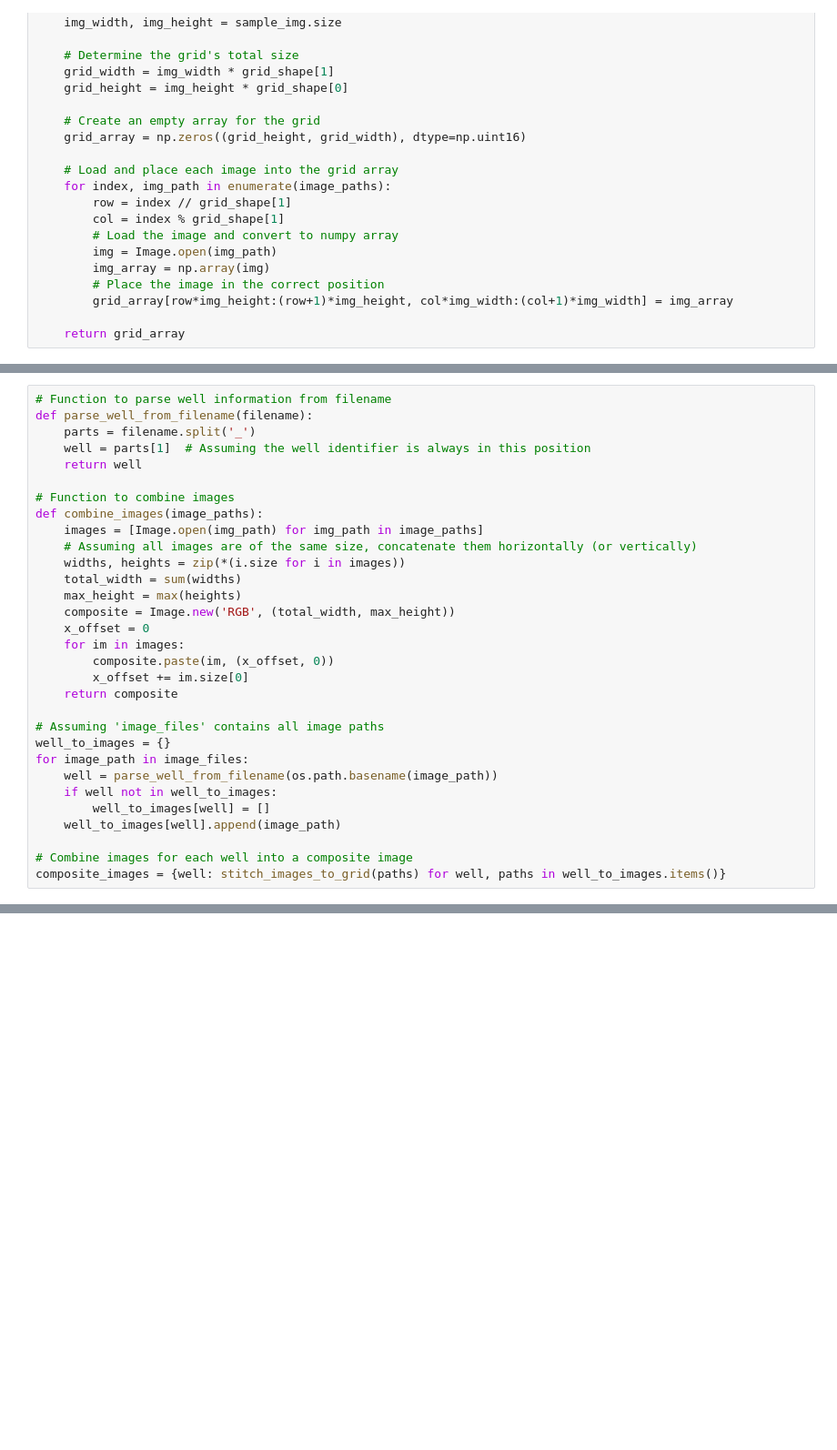
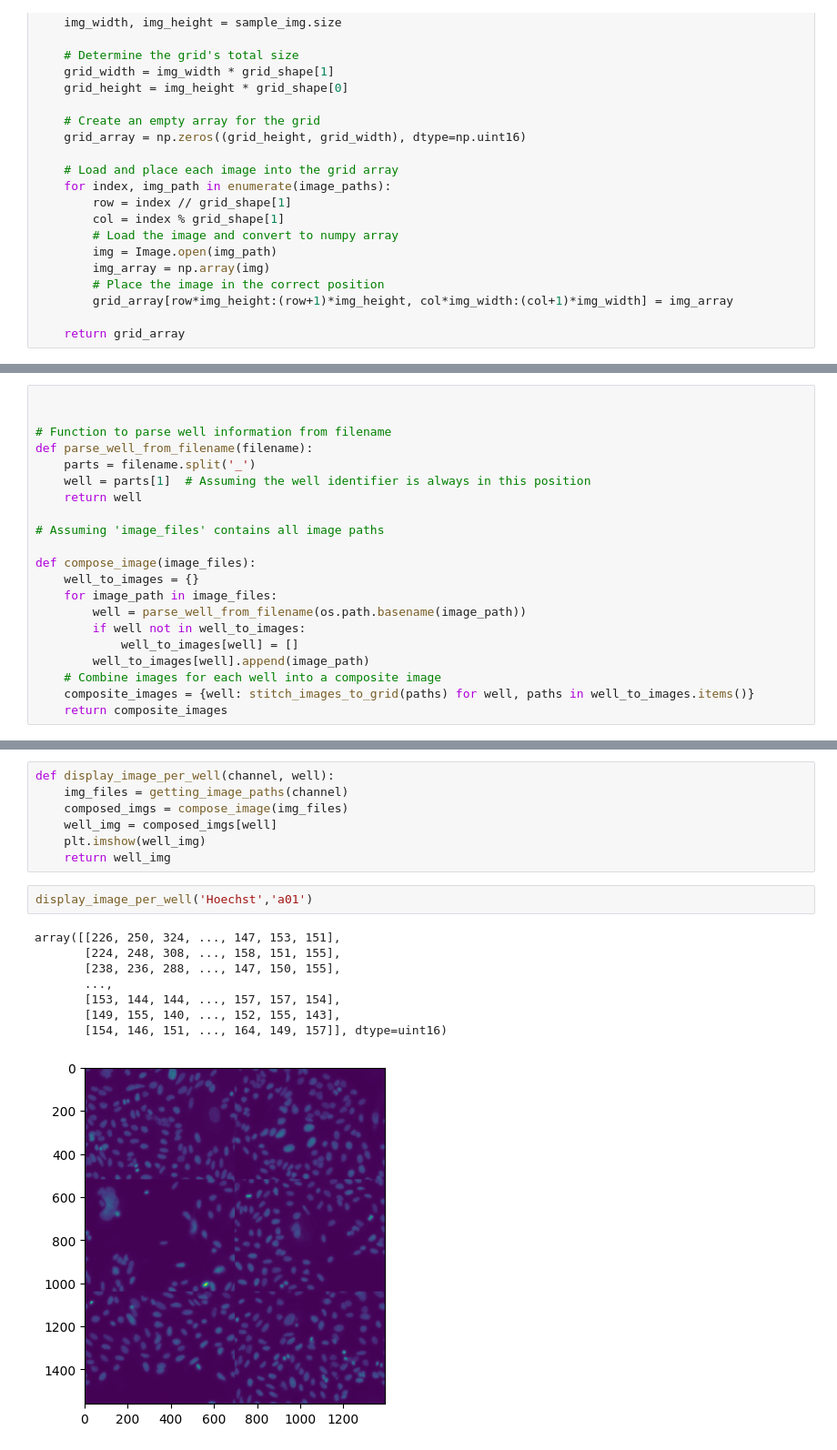
Before and after one commit to ThorstenCodes/MorphoMind, a Jupyter notebook: Notebooks/image_stitching.ipynb, the cells around one changed output, grey strips where cells are left out. Shown: that part at 91% size. Drawn from its saved outputs; the diff is of its cells as text; blank space fills up the shorter version.

Commit message:
created a clean image stitching notebook, to run images per channel and well

```diff
--- a/Notebooks/image_stitching.ipynb
+++ b/Notebooks/image_stitching.ipynb
@@ -116,31 +43,21 @@ else:
 # %%
+
+
 # Function to parse well information from filename
 def parse_well_from_filename(filename):
     parts = filename.split('_')
     well = parts[1]  # Assuming the well identifier is always in this position
     return well
 
-# Function to combine images
-def combine_images(image_paths):
-    images = [Image.open(img_path) for img_path in image_paths]
-    # Assuming all images are of the same size, concatenate them horizontally (or vertically)
-    widths, heights = zip(*(i.size for i in images))
-    total_width = sum(widths)
-    max_height = max(heights)
-    composite = Image.new('RGB', (total_width, max_height))
-    x_offset = 0
-    for im in images:
-        composite.paste(im, (x_offset, 0))
-        x_offset += im.size[0]
-    return composite
+# Assuming 'image_files' contains all image paths
 
-# Assuming 'image_files' contains all image paths
-well_to_images = {}
-for image_path in image_files:
-    well = parse_well_from_filename(os.path.basename(image_path))
-    if well not in well_to_images:
-        well_to_images[well] = []
-    well_to_images[well].append(image_path)
-
-# Combine images for each well into a composite image
-composite_images = {well: stitch_images_to_grid(paths) for well, paths in well_to_images.items()}
+def compose_image(image_files):
+    well_to_images = {}
+    for image_path in image_files:
+        well = parse_well_from_filename(os.path.basename(image_path))
+        if well not in well_to_images:
+            well_to_images[well] = []
+        well_to_images[well].append(image_path)
+    # Combine images for each well into a composite image
+    composite_images = {well: stitch_images_to_grid(paths) for well, paths in well_to_images.items()}
+    return composite_images
@@ -150,0 +71,18 @@ comp
+# %%
+def display_image_per_well(channel, well):
+    img_files = getting_image_paths(channel)
+    composed_imgs = compose_image(img_files)
+    well_img = composed_imgs[well]
+    plt.imshow(well_img)
+    return well_img
+# %%
+display_image_per_well('Hoechst','a01')
+# %% [output]
+array([[226, 250, 324, ..., 147, 153, 151],
+       [224, 248, 308, ..., 158, 151, 155],
+       [238, 236, 288, ..., 147, 150, 155],
+       ...,
+       [153, 144, 144, ..., 157, 157, 154],
+       [149, 155, 140, ..., 152, 155, 143],
+       [154, 146, 151, ..., 164, 149, 157]], dtype=uint16)
+[figure, added]
```
Also changed, not shown: parts of 10 cells of this notebook.
